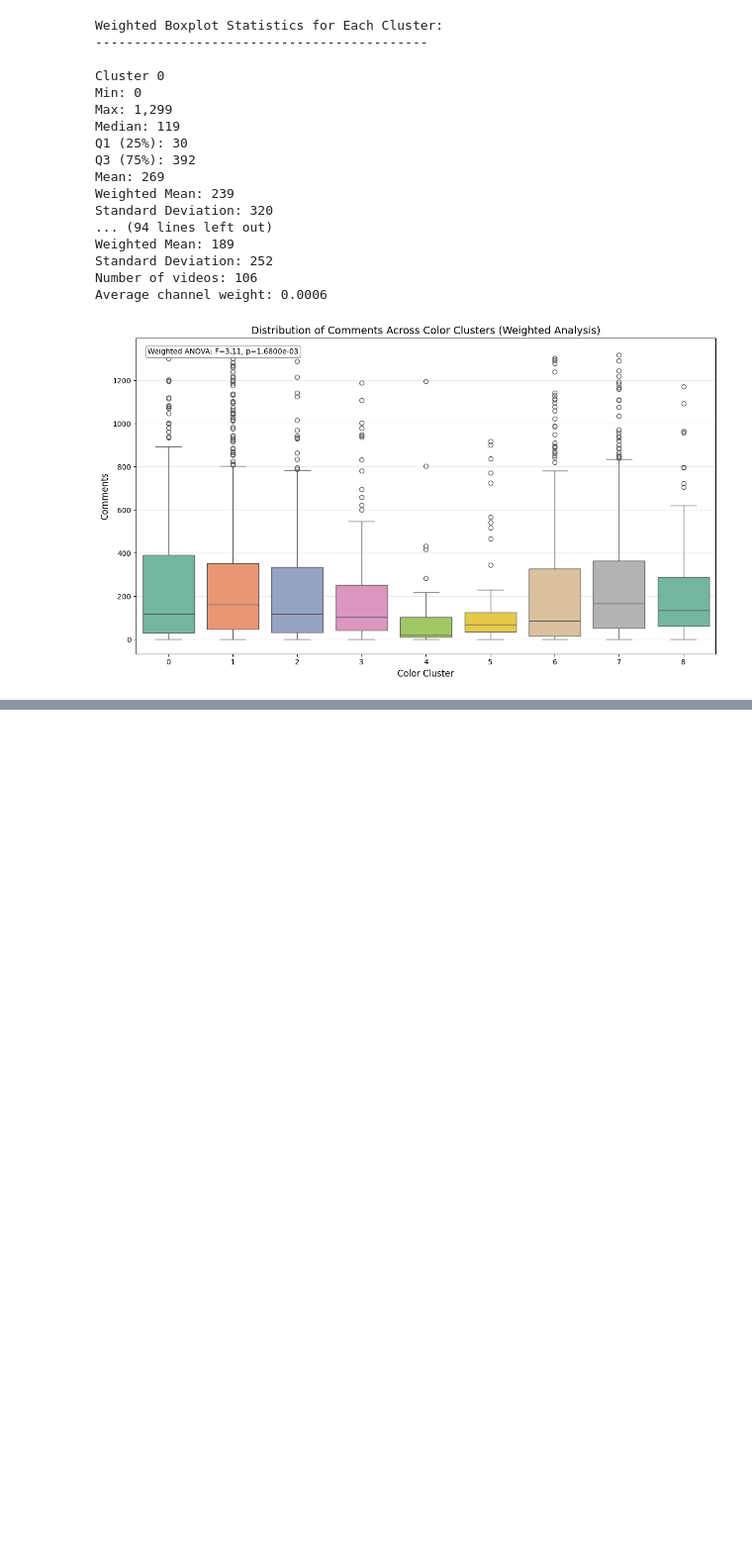
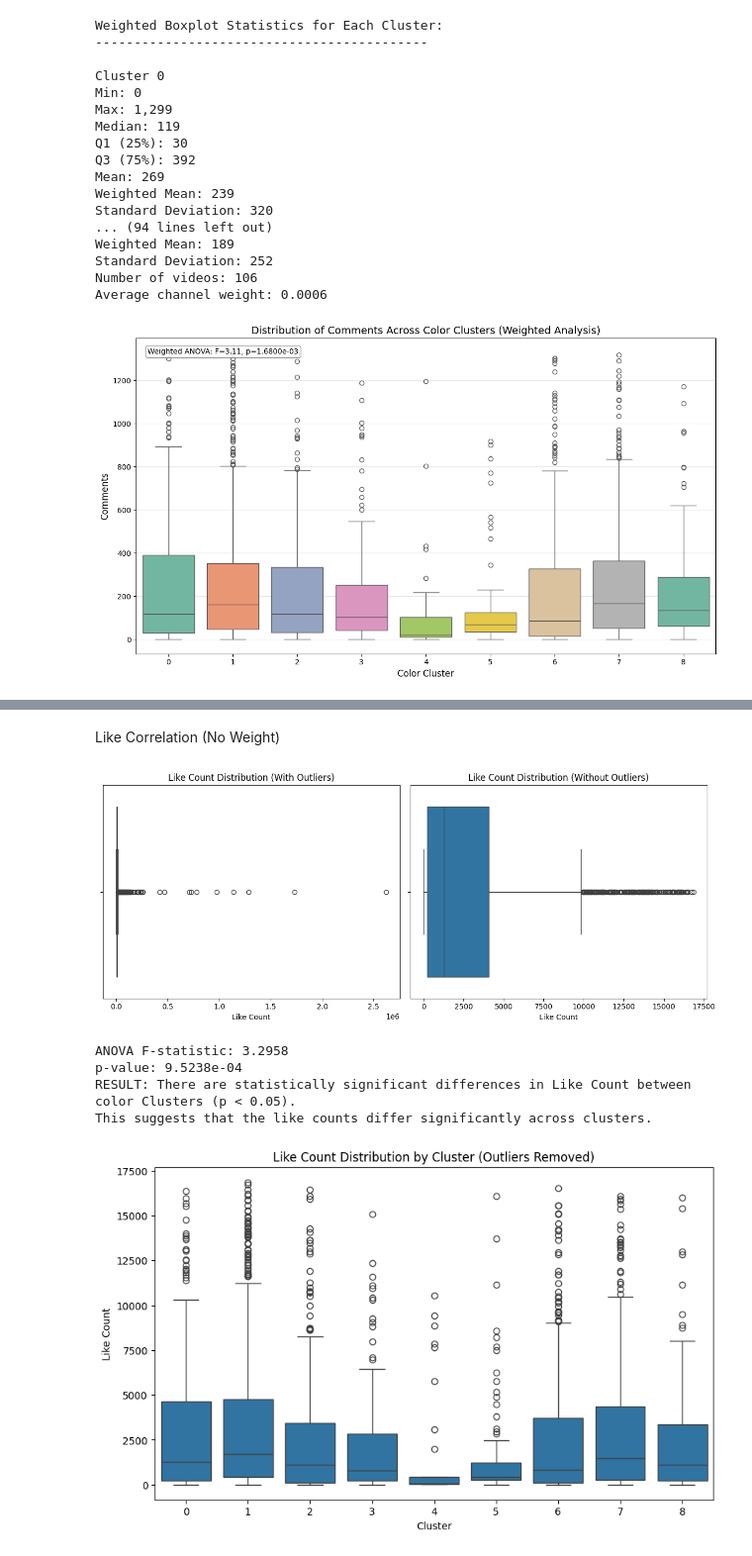
Before and after one commit to GazerJin/ColorExtractionProfile, a Jupyter notebook: Correlation_Analysis_Color.ipynb, the cells around one changed output, grey strips where cells are left out. Shown at 99% size. Cells and saved outputs as stored; diff of their text form; code cells hidden in the pictures; blank space fills up the shorter version.

Commit message:
updated correlation analysis

```diff
--- a/Correlation_Analysis_Color.ipynb
+++ b/Correlation_Analysis_Color.ipynb
@@ -768,0 +916,62 @@ Average channel weight: 0.0006
+# %% [markdown]
+Like Correlation (No Weight)
+# %%
+
+# 1. Remove outliers from Like Count using the IQR method
+def remove_outliers_iqr(df, column):
+    Q1 = df[column].quantile(0.25)
+    Q3 = df[column].quantile(0.75)
+    IQR = Q3 - Q1
+    lower = Q1 - 1.5 * IQR
+    upper = Q3 + 1.5 * IQR
+    return df[(df[column] >= lower) & (df[column] <= upper)]
+
+# 2. Show boxplots before and after outlier removal
+plt.figure(figsize=(12, 5))
+
+plt.subplot(1, 2, 1)
+sns.boxplot(x=merged_data['Like Count'])
+plt.title('Like Count Distribution (With Outliers)')
+plt.xlabel('Like Count')
+
+# Remove outliers
+filtered_data = remove_outliers_iqr(merged_data, 'Like Count')
+
+plt.subplot(1, 2, 2)
+sns.boxplot(x=filtered_data['Like Count'])
+plt.title('Like Count Distribution (Without Outliers)')
+plt.xlabel('Like Count')
+
+plt.tight_layout()
+plt.show()
+
+# 3. ANOVA: Test if Like Count differs by Cluster
+anova_result = stats.f_oneway(
+    *[filtered_data[filtered_data['Cluster'] == c]['Like Count'] for c in sorted(filtered_data['Cluster'].unique())]
+)
+f_stat = anova_result.statistic
+p_value = anova_result.pvalue
+
+print(f"ANOVA F-statistic: {f_stat:.4f}")
+print(f"p-value: {p_value:.4e}")
+
+if p_value < 0.05:
+    print("RESULT: There are statistically significant differences in Like Count between color Clusters (p < 0.05).")
+    print("This suggests that the like counts differ significantly across clusters.")
+else:
+    print("RESULT: There are no statistically significant differences in Like Count between color Clusters (p >= 0.05).")
+
+# 4. Boxplot: Like Count distribution by Cluster (after outlier removal)
+plt.figure(figsize=(10, 6))
+sns.boxplot(x='Cluster', y='Like Count', data=filtered_data)
+plt.title('Like Count Distribution by Cluster (Outliers Removed)')
+plt.xlabel('Cluster')
+plt.ylabel('Like Count')
+plt.show()
+# %% [output]
+[figure, added]
+ANOVA F-statistic: 3.2958
+p-value: 9.5238e-04
+RESULT: There are statistically significant differences in Like Count between color Clusters (p < 0.05).
+This suggests that the like counts differ significantly across clusters.
+[figure, added]
```
Also changed, not shown: parts of 10 cells of this notebook, 3 other files.
